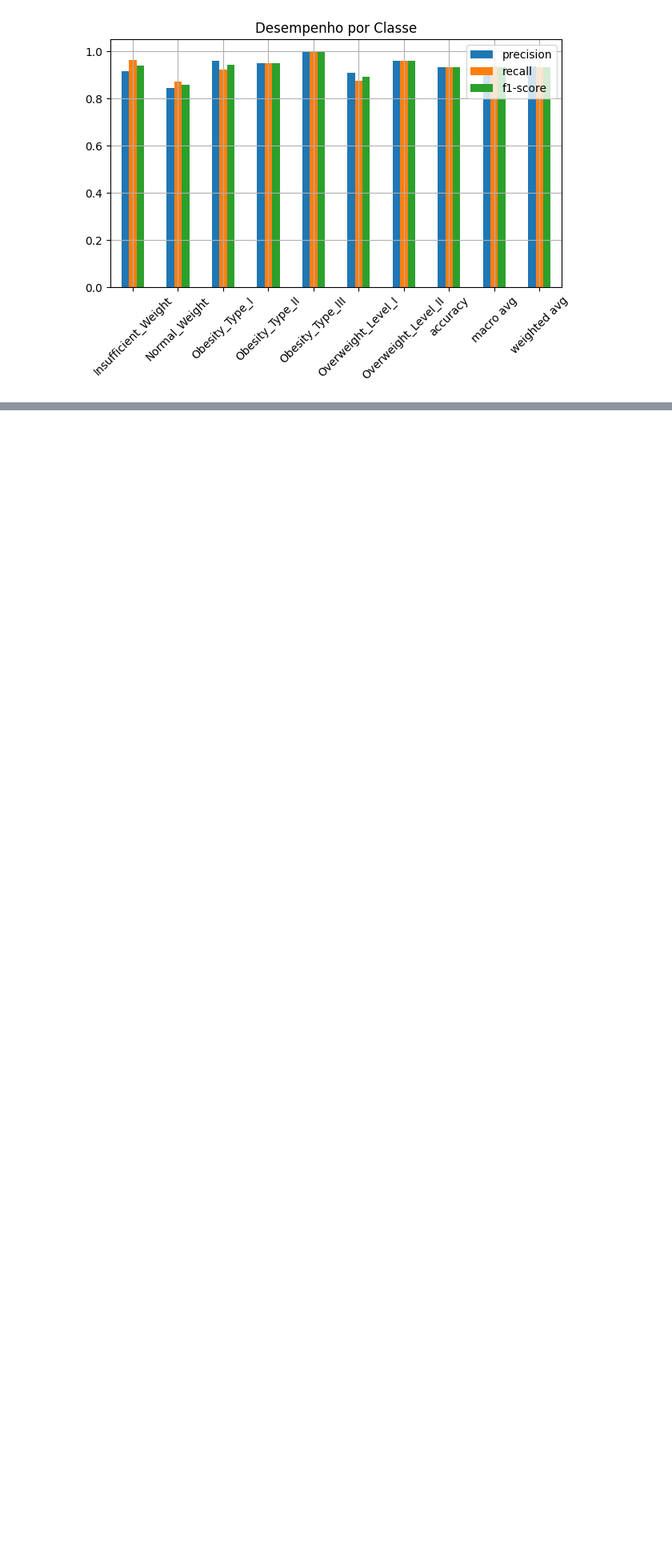
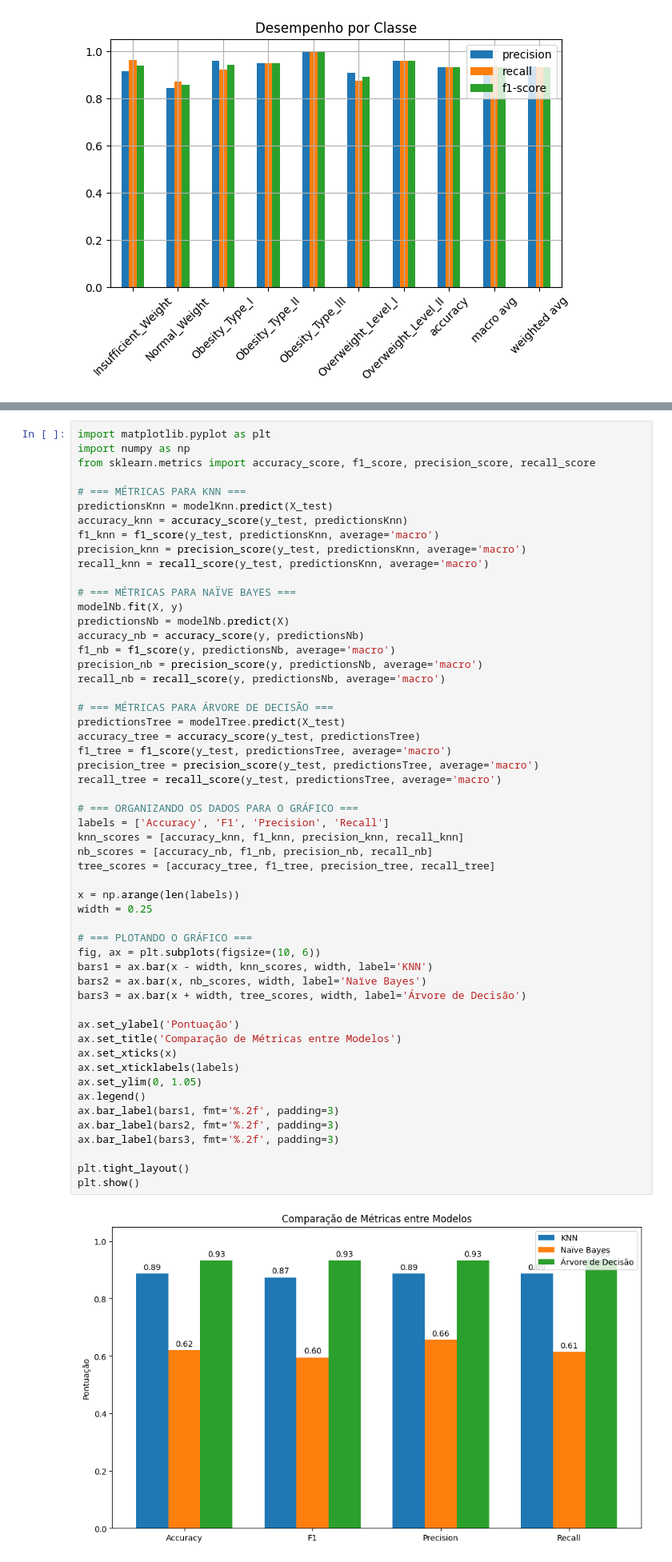
Before and after one commit to marcoames/t1ml, a Jupyter notebook: Classification.ipynb, the cells around one changed output, grey strips where cells are left out. Shown at 80% size. Cells and saved outputs as stored; diff of their text form; blank space fills up the shorter version.

Commit message:
add metrics graph

```diff
--- a/Classification.ipynb
+++ b/Classification.ipynb
@@ -525,0 +528,56 @@ Overweight_Level_II       0.96      0.96      0.96        50
+# %%
+import matplotlib.pyplot as plt
+import numpy as np
+from sklearn.metrics import accuracy_score, f1_score, precision_score, recall_score
+
+# === MÉTRICAS PARA KNN ===
+predictionsKnn = modelKnn.predict(X_test)
+accuracy_knn = accuracy_score(y_test, predictionsKnn)
+f1_knn = f1_score(y_test, predictionsKnn, average='macro')
+precision_knn = precision_score(y_test, predictionsKnn, average='macro')
+recall_knn = recall_score(y_test, predictionsKnn, average='macro')
+
+# === MÉTRICAS PARA NAÏVE BAYES ===
+modelNb.fit(X, y)
+predictionsNb = modelNb.predict(X)
+accuracy_nb = accuracy_score(y, predictionsNb)
+f1_nb = f1_score(y, predictionsNb, average='macro')
+precision_nb = precision_score(y, predictionsNb, average='macro')
+recall_nb = recall_score(y, predictionsNb, average='macro')
+
+# === MÉTRICAS PARA ÁRVORE DE DECISÃO ===
+predictionsTree = modelTree.predict(X_test)
+accuracy_tree = accuracy_score(y_test, predictionsTree)
+f1_tree = f1_score(y_test, predictionsTree, average='macro')
+precision_tree = precision_score(y_test, predictionsTree, average='macro')
+recall_tree = recall_score(y_test, predictionsTree, average='macro')
+
+# === ORGANIZANDO OS DADOS PARA O GRÁFICO ===
+labels = ['Accuracy', 'F1', 'Precision', 'Recall']
+knn_scores = [accuracy_knn, f1_knn, precision_knn, recall_knn]
+nb_scores = [accuracy_nb, f1_nb, precision_nb, recall_nb]
+tree_scores = [accuracy_tree, f1_tree, precision_tree, recall_tree]
+
+x = np.arange(len(labels))
+width = 0.25
+
+# === PLOTANDO O GRÁFICO ===
+fig, ax = plt.subplots(figsize=(10, 6))
+bars1 = ax.bar(x - width, knn_scores, width, label='KNN')
+bars2 = ax.bar(x, nb_scores, width, label='Naïve Bayes')
+bars3 = ax.bar(x + width, tree_scores, width, label='Árvore de Decisão')
+
+ax.set_ylabel('Pontuação')
+ax.set_title('Comparação de Métricas entre Modelos')
+ax.set_xticks(x)
+ax.set_xticklabels(labels)
+ax.set_ylim(0, 1.05)
+ax.legend()
+ax.bar_label(bars1, fmt='%.2f', padding=3)
+ax.bar_label(bars2, fmt='%.2f', padding=3)
+ax.bar_label(bars3, fmt='%.2f', padding=3)
+
+plt.tight_layout()
+plt.show()
+# %% [output]
+[figure, added]
```
Also changed, not shown: parts of 2 cells of this notebook.
